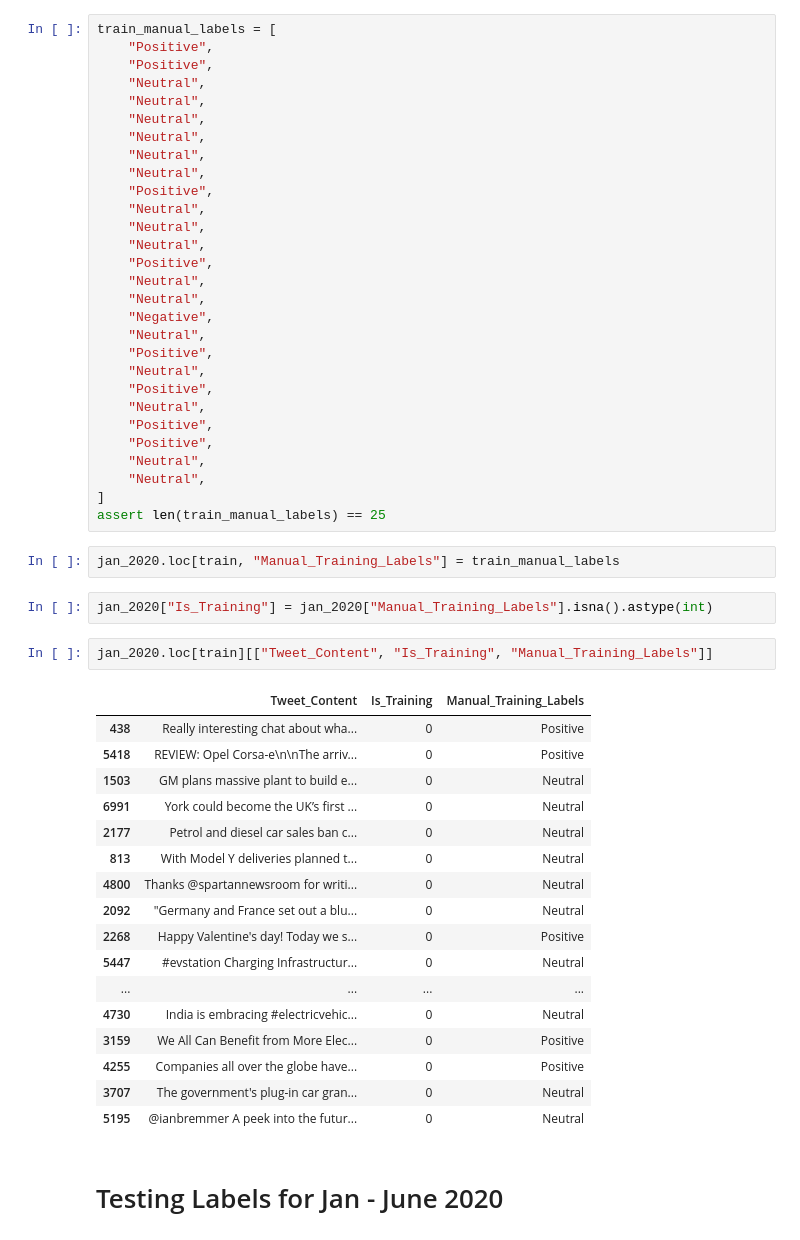
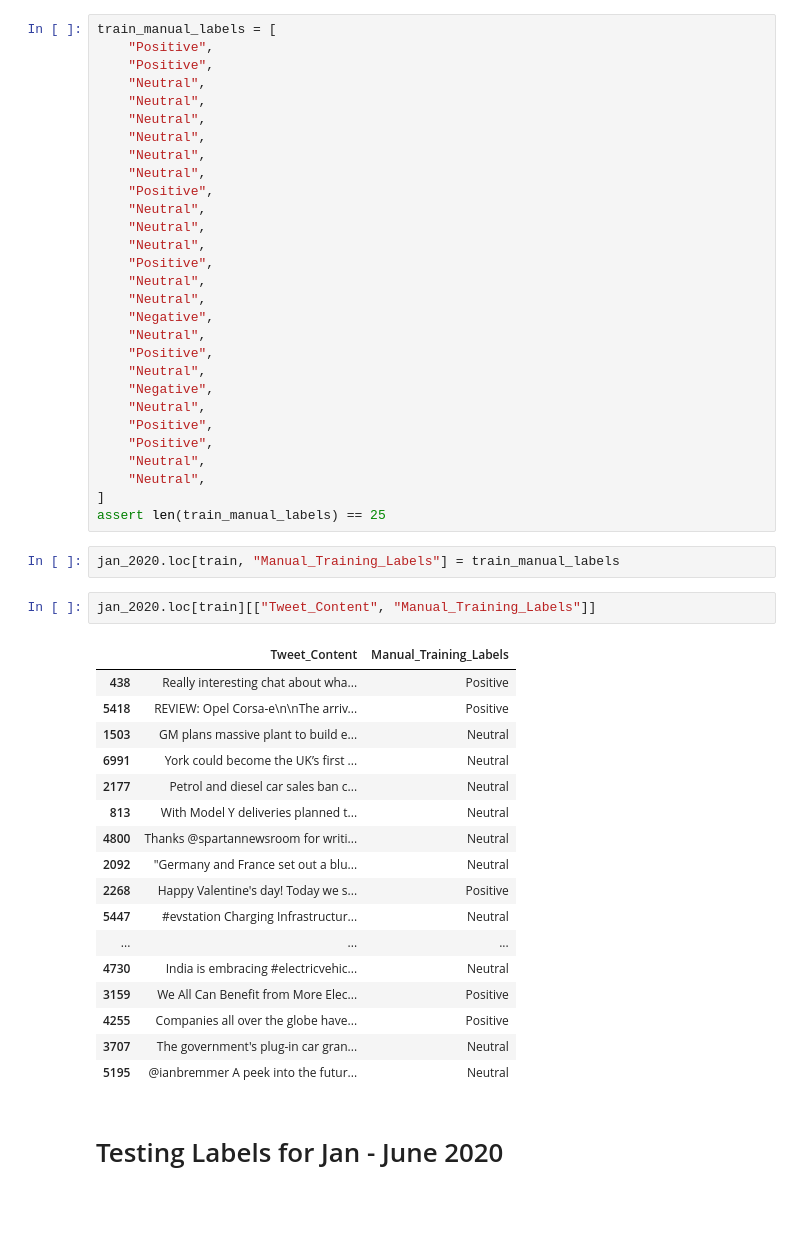
Before and after one commit to rrandev03/NLP_Final, a Jupyter notebook: 200_code/rishika_labeling.ipynb, the cells around one changed output. Saved outputs shown, nothing was run; the diff lists cells and outputs as text; blank space fills up the shorter version.

```diff
--- a/200_code/rishika_labeling.ipynb
+++ b/200_code/rishika_labeling.ipynb
@@ -64,7 +64,7 @@ train_manual_labels = [
     "Neutral",
     "Positive",
     "Neutral",
-    "Positive",
+    "Negative",
     "Neutral",
     "Positive",
     "Positive",
@@ -74,28 +74,26 @@ train_manual_labels = [
 assert len(train_manual_labels) == 25
 # %%
 jan_2020.loc[train, "Manual_Training_Labels"] = train_manual_labels
-# %%
-jan_2020["Is_Training"] = jan_2020["Manual_Training_Labels"].isna().astype(int)
 # %%
-jan_2020.loc[train][["Tweet_Content", "Is_Training", "Manual_Training_Labels"]]
+jan_2020.loc[train][["Tweet_Content", "Manual_Training_Labels"]]
 # %% [output]
-|  | Tweet_Content | Is_Training | Manual_Training_Labels |
-| 438 | Really interesting chat about wha... | 0 | Positive |
-| 5418 | REVIEW: Opel Corsa-e\n\nThe arriv... | 0 | Positive |
-| 1503 | GM plans massive plant to build e... | 0 | Neutral |
-| 6991 | York could become the UK’s first ... | 0 | Neutral |
-| 2177 | Petrol and diesel car sales ban c... | 0 | Neutral |
-| 813 | With Model Y deliveries planned t... | 0 | Neutral |
-| 4800 | Thanks @spartannewsroom for writi... | 0 | Neutral |
-| 2092 | "Germany and France set out a blu... | 0 | Neutral |
-| 2268 | Happy Valentine's day! Today we s... | 0 | Positive |
-| 5447 | #evstation Charging Infrastructur... | 0 | Neutral |
-| ... | ... | ... | ... |
-| 4730 | India is embracing #electricvehic... | 0 | Neutral |
-| 3159 | We All Can Benefit from More Elec... | 0 | Positive |
-| 4255 | Companies all over the globe have... | 0 | Positive |
-| 3707 | The government's plug-in car gran... | 0 | Neutral |
-| 5195 | @ianbremmer A peek into the futur... | 0 | Neutral |
+|  | Tweet_Content | Manual_Training_Labels |
+| 438 | Really interesting chat about wha... | Positive |
+| 5418 | REVIEW: Opel Corsa-e\n\nThe arriv... | Positive |
+| 1503 | GM plans massive plant to build e... | Neutral |
+| 6991 | York could become the UK’s first ... | Neutral |
+| 2177 | Petrol and diesel car sales ban c... | Neutral |
+| 813 | With Model Y deliveries planned t... | Neutral |
+| 4800 | Thanks @spartannewsroom for writi... | Neutral |
+| 2092 | "Germany and France set out a blu... | Neutral |
+| 2268 | Happy Valentine's day! Today we s... | Positive |
+| 5447 | #evstation Charging Infrastructur... | Neutral |
+| ... | ... | ... |
+| 4730 | India is embracing #electricvehic... | Neutral |
+| 3159 | We All Can Benefit from More Elec... | Positive |
+| 4255 | Companies all over the globe have... | Positive |
+| 3707 | The government's plug-in car gran... | Neutral |
+| 5195 | @ianbremmer A peek into the futur... | Neutral |
 # %% [markdown]
 # Testing Labels for Jan - June 2020
 # %%
```
Also changed, not shown: parts of 9 cells of this notebook, 2 other files.
